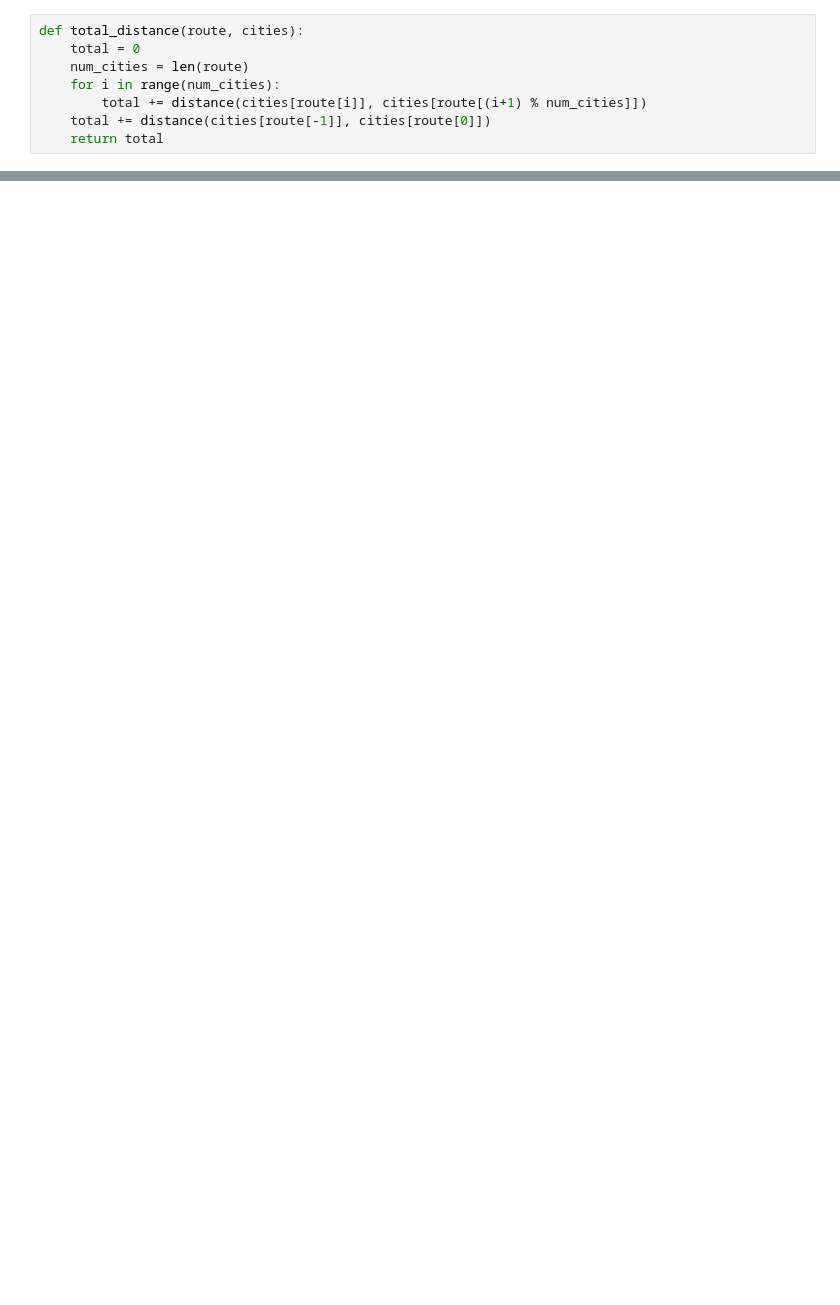
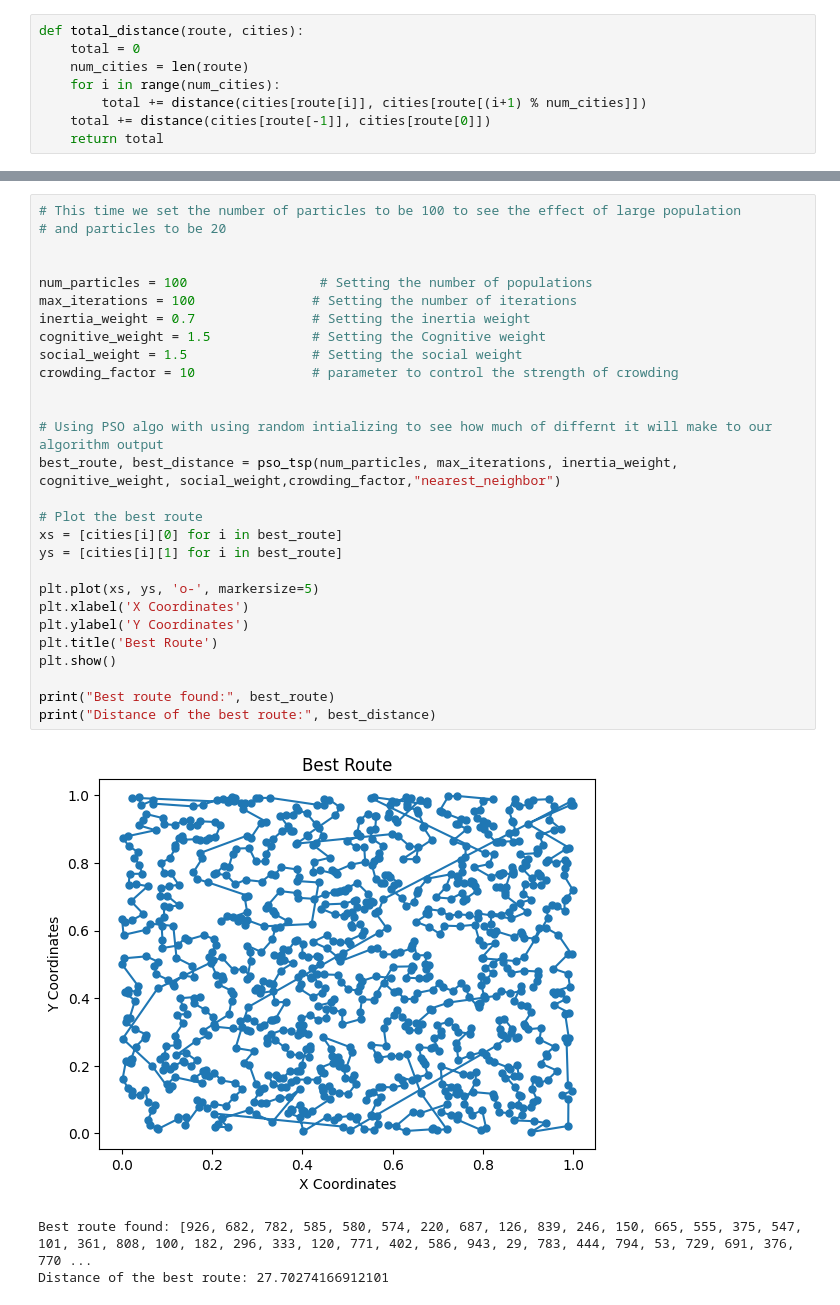
Before and after one commit to MedoHaytham/EA-TSP-problem, a Jupyter notebook: PSO.ipynb, the cells around one changed output, grey strips where cells are left out. Cells and saved outputs as stored; diff of their text form; blank space fills up the shorter version.

```diff
--- a/PSO.ipynb
+++ b/PSO.ipynb
@@ -136,0 +213,32 @@ Distance of the best route: 28.22815926369937
+# %%
+# This time we set the number of particles to be 100 to see the effect of large population
+# and particles to be 20
+
+
+num_particles = 100                 # Setting the number of populations
+max_iterations = 100               # Setting the number of iterations
+inertia_weight = 0.7               # Setting the inertia weight
+cognitive_weight = 1.5             # Setting the Cognitive weight
+social_weight = 1.5                # Setting the social weight
+crowding_factor = 10               # parameter to control the strength of crowding
+
+
+# Using PSO algo with using random intializing to see how much of differnt it will make to our algorithm output
+best_route, best_distance = pso_tsp(num_particles, max_iterations, inertia_weight, cognitive_weight, social_weight,crowding_factor,"nearest_neighbor")
+
+# Plot the best route
+xs = [cities[i][0] for i in best_route]
+ys = [cities[i][1] for i in best_route]
+
+plt.plot(xs, ys, 'o-', markersize=5)
+plt.xlabel('X Coordinates')
+plt.ylabel('Y Coordinates')
+plt.title('Best Route')
+plt.show()
+
+print("Best route found:", best_route)
+print("Distance of the best route:", best_distance)
+# %% [output]
+[figure, added]
+Best route found: [926, 682, 782, 585, 580, 574, 220, 687, 126, 839, 246, 150, 665, 555, 375, 547, 101, 361, 808, 100, 182, 296, 333, 120, 771, 402, 586, 943, 29, 783, 444, 794, 53, 729, 691, 376, 770 ...
+Distance of the best route: 27.70274166912101
```
Also changed, not shown: parts of 7 cells of this notebook, 12 other files.
